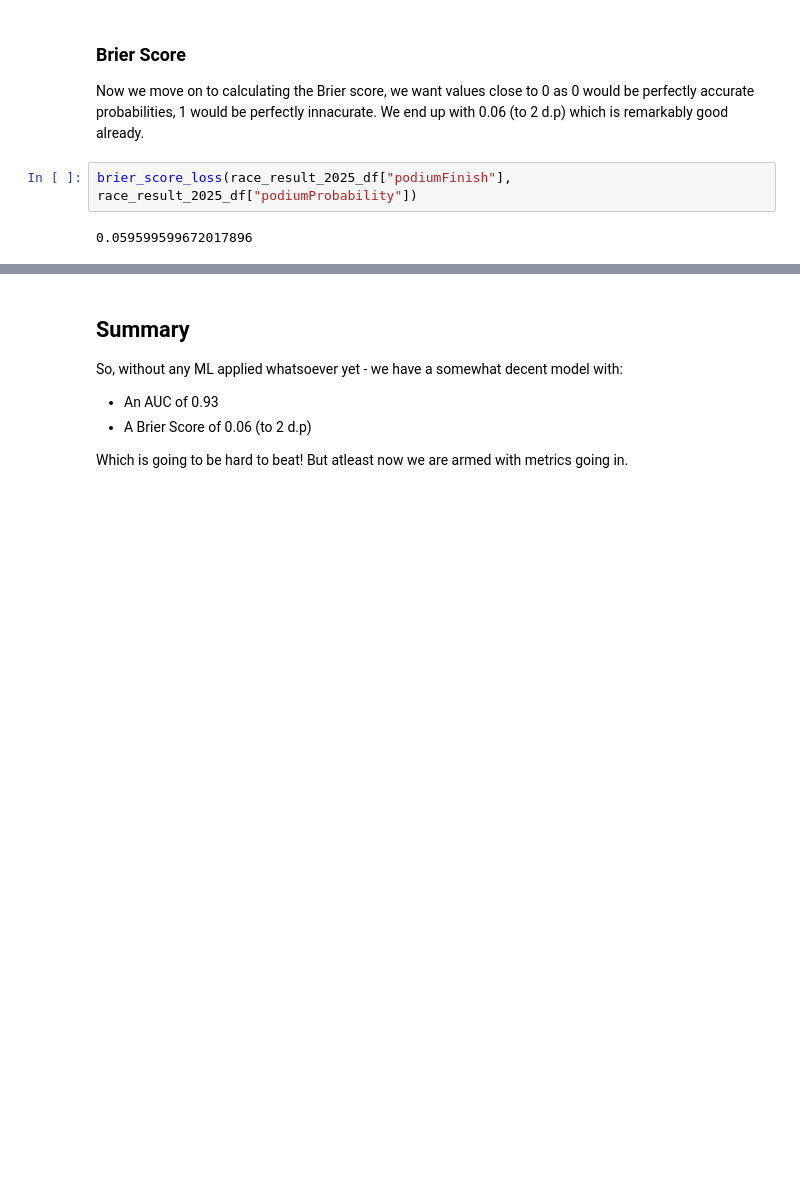
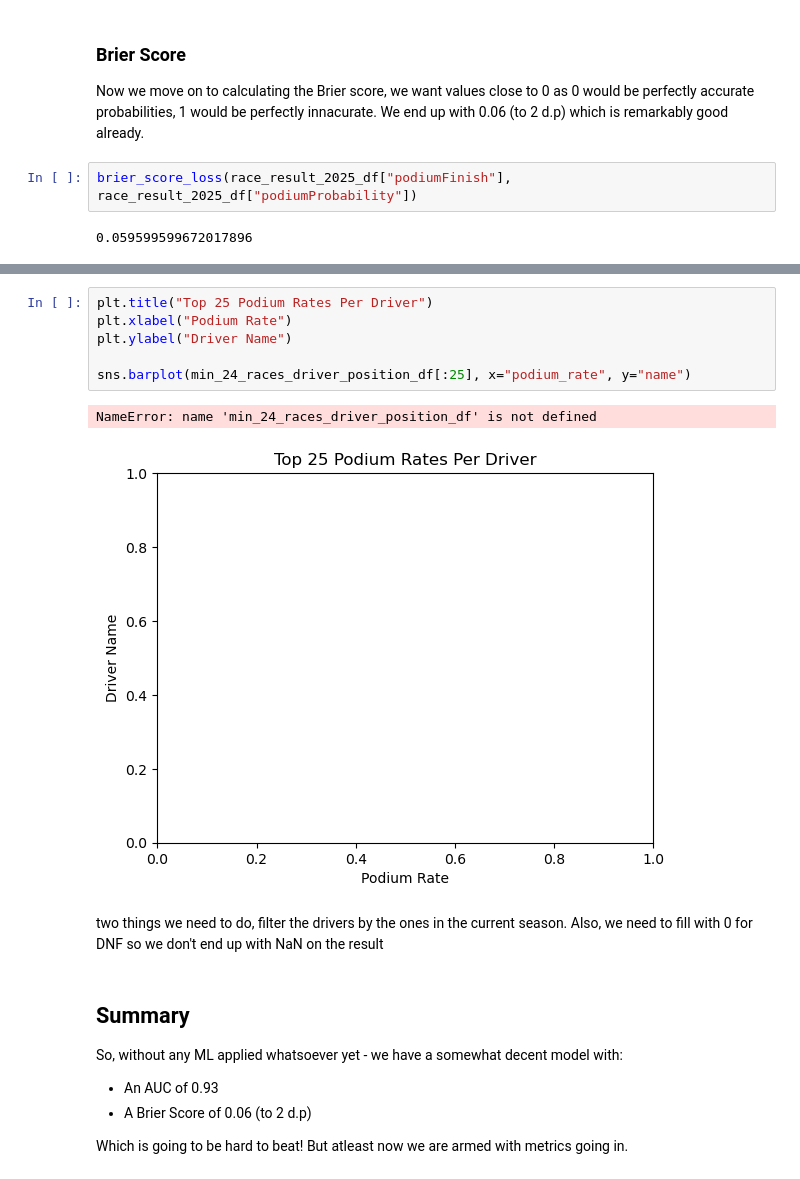
Before and after one commit to DaveAhearne/F1Prediction, a Jupyter notebook: notebooks/Heuristic_Baseline.ipynb, the cells around one changed output, grey strips where cells are left out. Cells and saved outputs as stored; diff of their text form; blank space fills up the shorter version.

```diff
--- a/notebooks/Heuristic_Baseline.ipynb
+++ b/notebooks/Heuristic_Baseline.ipynb
@@ -317,3 +415,14 @@ brier_score_loss(race_result_2025_df["podiumFinish"], race_result_2025_df["podiu
+# %%
+plt.title("Top 25 Podium Rates Per Driver")
+plt.xlabel("Podium Rate")
+plt.ylabel("Driver Name")
+
+sns.barplot(min_24_races_driver_position_df[:25], x="podium_rate", y="name")
+# %% [output]
+NameError: name 'min_24_races_driver_position_df' is not defined
+[figure, added]
+# %% [markdown]
+two things we need to do, filter the drivers by the ones in the current season. Also, we need to fill with 0 for DNF so we don't end up with NaN on the result
 # %% [markdown]
 ## Summary
 
```
Also changed, not shown: parts of 5 cells of this notebook.
